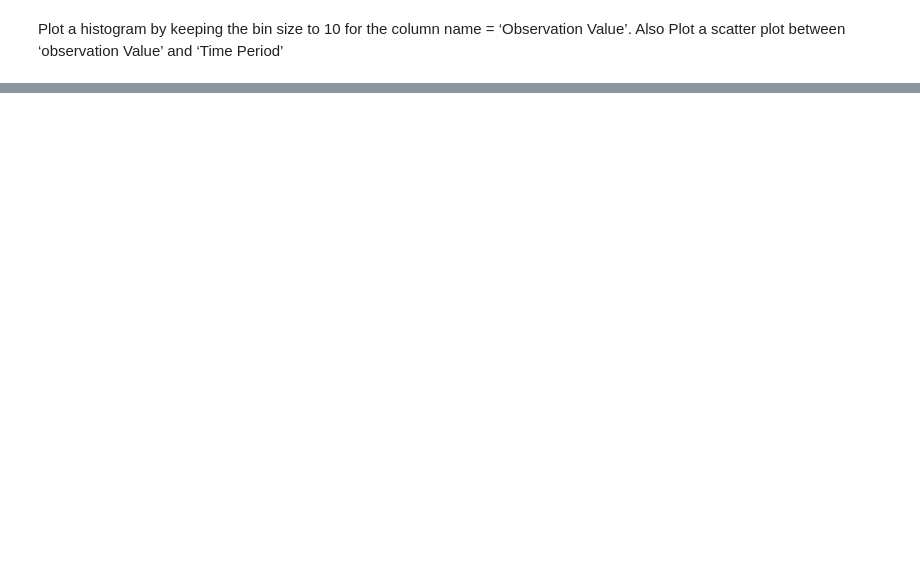
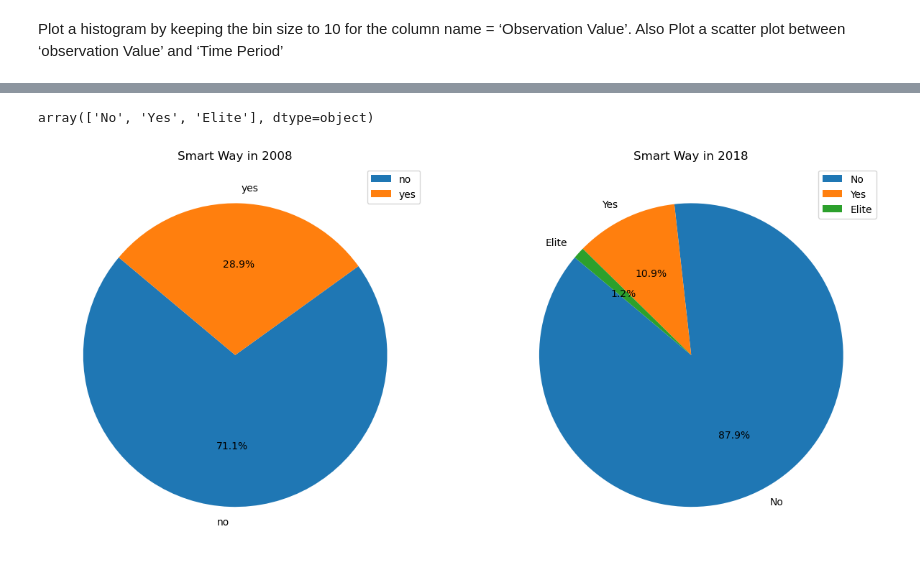
Before and after one commit to Dhruvapatil0202/C-DAC-, a Jupyter notebook: Data_Analytics/Assignments/DA_Assignment_9.ipynb, the cells around one changed output, grey strips where cells are left out. Drawn from its saved outputs; the diff is of its cells as text; code cells hidden in the pictures; blank space fills up the shorter version.

```diff
--- a/Data_Analytics/Assignments/DA_Assignment_9.ipynb
+++ b/Data_Analytics/Assignments/DA_Assignment_9.ipynb
@@ -171,0 +672,3 @@ plt.show()
+# %%
+all_18["City MPG"] = all_18["City MPG"].apply(lambda x : conv(x))
+all_18["City MPG"].unique()
@@ -171,0 +682,3 @@ plt.show()
+# %%
+all_18["Hwy MPG"] = all_18["Hwy MPG"].apply(lambda x : conv(x))
+all_18["Hwy MPG"].unique()
@@ -171,0 +691,3 @@ plt.show()
+# %%
+all_18["Cmb MPG"] = all_18["Cmb MPG"].apply(lambda x : conv(x))
+all_18["Cmb MPG"].unique()
@@ -171,0 +701,3 @@ plt.show()
+# %%
+all_18["Comb CO2"] = all_18["Comb CO2"].apply(lambda x : conv(x))
+all_18["Comb CO2"].unique()
@@ -171,0 +751,27 @@ plt.show()
+# %%
+all_18["SmartWay"].unique()
+# %% [output]
+array(['No', 'Yes', 'Elite'], dtype=object)
+# %%
+# Plotting Pie chart for Smart Way
+import matplotlib.pyplot as plt
+
+fig, axis = plt.subplots(1, 2, figsize = (15, 8))
+fig2, fig1 = axis
+
+
+counts = all_18["SmartWay"].value_counts()
+fig1.pie(counts, labels= counts.index, autopct='%1.1f%%', startangle=140)
+fig1.legend()
+fig1.set_title("Smart Way in 2018")
+
+
+counts2 = all_08["SmartWay"].value_counts()
+fig2.pie(counts2, labels= counts2.index, autopct='%1.1f%%', startangle=140)
+fig2.legend()
+fig2.set_title("Smart Way in 2008")
+
+plt.show()
+# print(counts)
+# %% [output]
+[figure, added]
```
Also changed, not shown: parts of 62 cells of this notebook, 12 other files.
